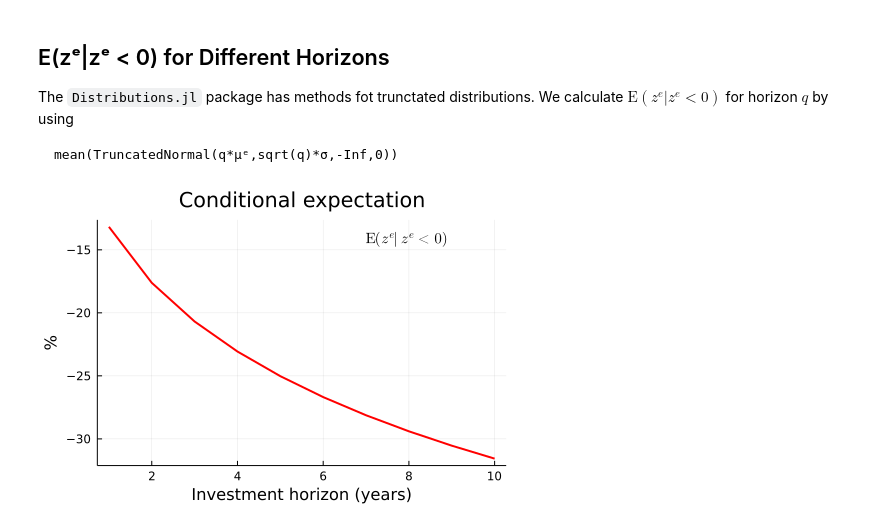
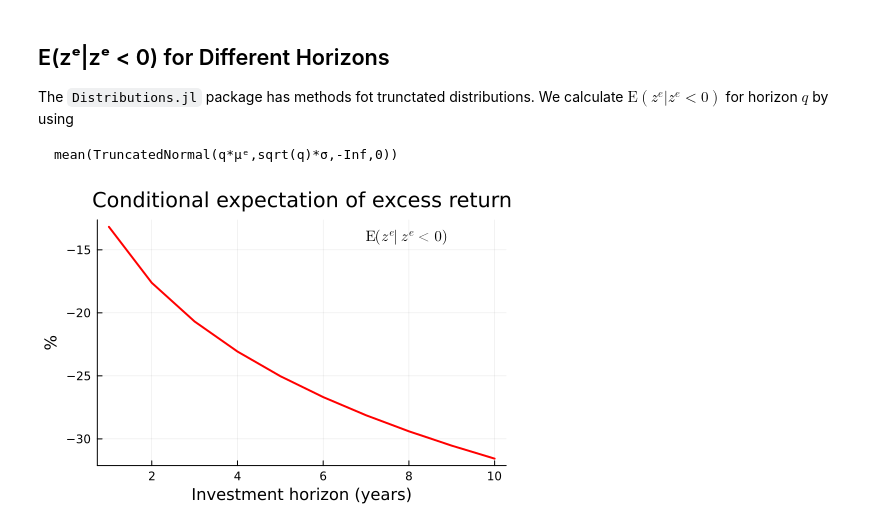
Before and after one commit to PaulSoderlind/FinancialTheoryMSc, a Jupyter notebook: Ch12_LongRun.ipynb, the cells around one changed output. Drawn from its saved outputs; the diff is of its cells as text; code cells hidden in the pictures.

````diff
--- a/Ch12_LongRun.ipynb
+++ b/Ch12_LongRun.ipynb
@@ -104,18 +102,18 @@ display(p1)
 # %% [markdown]
 ##    Prob(zᵉ < 0) for Different Horizons
 # %%
-T = 10
-ProbNegReturn = fill(NaN,T)
-for q = 1:T
+q_max = 10      #longest horizon considered in the calculations
+ProbNegReturn = fill(NaN,q_max)
+for q = 1:q_max
     ProbNegReturn[q] = cdf(Normal(q*μᵉ,sqrt(q)*σ),0)  #Pr(z<=0) for different horizons
 end
 
 txt = L"\mathrm{Pr}(z^e<0)"
-p1 = plot( 1:T,ProbNegReturn*100,
+p1 = plot( 1:q_max,ProbNegReturn*100,
            linecolor = :red,
            linewidth = 2,
            legend = false,
-           title = "Pr(excess return<0)",
+           title = "Probability of negative excess return",
            xlabel = "Investment horizon (years)",
            ylabel = "%",
            annotation = (7,37,text(txt,10,:left)) )
@@ -130,20 +129,20 @@ The `Distributions.jl` package has methods fot trunctated distributions. We calc
 mean(TruncatedNormal(q*μᵉ,sqrt(q)*σ,-Inf,0))
 ```
 # %%
-CondER = fill(NaN,T)
-for q = 1:T
+CondER = fill(NaN,q_max)
+for q = 1:q_max
     CondER[q] = mean(TruncatedNormal(q*μᵉ,sqrt(q)*σ,-Inf,0))
 end
 
 txt = L"\mathrm{E}(z^e|z^e<0)"
-p1 = plot( 1:T,CondER,
+p1 = plot( 1:q_max,CondER,
            linecolor = :red,
            linewidth = 2,
            legend = false,
-           title = "Conditional expectation",
+           title = "Conditional expectation of excess return",
            xlabel = "Investment horizon (years)",
            ylabel = "%",
            annotation = (7,-14,text(txt,10,:left)) )
 display(p1)
 # %% [output]
-[figure, old version]
+[figure, new version]
````
Also changed, not shown: parts of 7 cells of this notebook, 20 other files.
